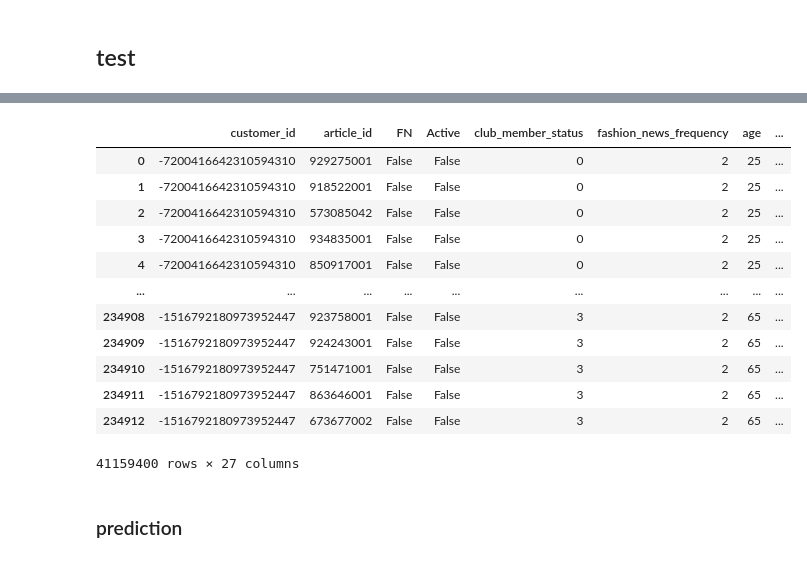
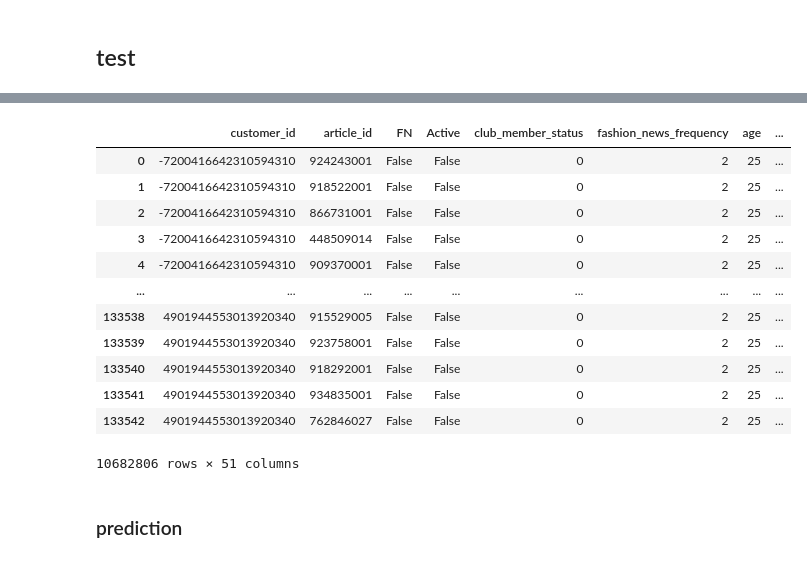
Before and after one commit to tetsuro731/H-M-kaggle-tetsuro731, a Jupyter notebook: notebook/lightgbm-test.ipynb, the cells around one changed output, grey strips where cells are left out. Cells and saved outputs as stored; diff of their text form; code cells hidden in the pictures.

```diff
--- a/notebook/lightgbm-test.ipynb
+++ b/notebook/lightgbm-test.ipynb
@@ -276,21 +276,22 @@ gc.collect()
 # %%
 # test data
-test = dd.read_csv('../input/h-m-training-and-testing-data/test.csv', dtype=input_type).compute()
+Nval = 30
+test = dd.read_csv(f'./test_{Nval}.csv', dtype=input_type).compute()
 test
 # %% [output]
 |  | customer_id | article_id | FN | Active | club_member_status | fashion_news_frequency | age | ... |
-| 0 | -7200416642310594310 | 929275001 | False | False | 0 | 2 | 25 | ... |
+| 0 | -7200416642310594310 | 924243001 | False | False | 0 | 2 | 25 | ... |
 | 1 | -7200416642310594310 | 918522001 | False | False | 0 | 2 | 25 | ... |
-| 2 | -7200416642310594310 | 573085042 | False | False | 0 | 2 | 25 | ... |
-| 3 | -7200416642310594310 | 934835001 | False | False | 0 | 2 | 25 | ... |
-| 4 | -7200416642310594310 | 850917001 | False | False | 0 | 2 | 25 | ... |
+| 2 | -7200416642310594310 | 866731001 | False | False | 0 | 2 | 25 | ... |
+| 3 | -7200416642310594310 | 448509014 | False | False | 0 | 2 | 25 | ... |
+| 4 | -7200416642310594310 | 909370001 | False | False | 0 | 2 | 25 | ... |
 | ... | ... | ... | ... | ... | ... | ... | ... | ... |
-| 234908 | -1516792180973952447 | 923758001 | False | False | 3 | 2 | 65 | ... |
-| 234909 | -1516792180973952447 | 924243001 | False | False | 3 | 2 | 65 | ... |
-| 234910 | -1516792180973952447 | 751471001 | False | False | 3 | 2 | 65 | ... |
-| 234911 | -1516792180973952447 | 863646001 | False | False | 3 | 2 | 65 | ... |
-| 234912 | -1516792180973952447 | 673677002 | False | False | 3 | 2 | 65 | ... |
+| 133538 | 4901944553013920340 | 915529005 | False | False | 0 | 2 | 25 | ... |
+| 133539 | 4901944553013920340 | 923758001 | False | False | 0 | 2 | 25 | ... |
+| 133540 | 4901944553013920340 | 918292001 | False | False | 0 | 2 | 25 | ... |
+| 133541 | 4901944553013920340 | 934835001 | False | False | 0 | 2 | 25 | ... |
+| 133542 | 4901944553013920340 | 762846027 | False | False | 0 | 2 | 25 | ... |
-41159400 rows × 27 columns
+10682806 rows × 51 columns
 # %%
 test.sort_index(inplace=True)
 # %%
```
Also changed, not shown: parts of 18 cells of this notebook, 3 other files.
